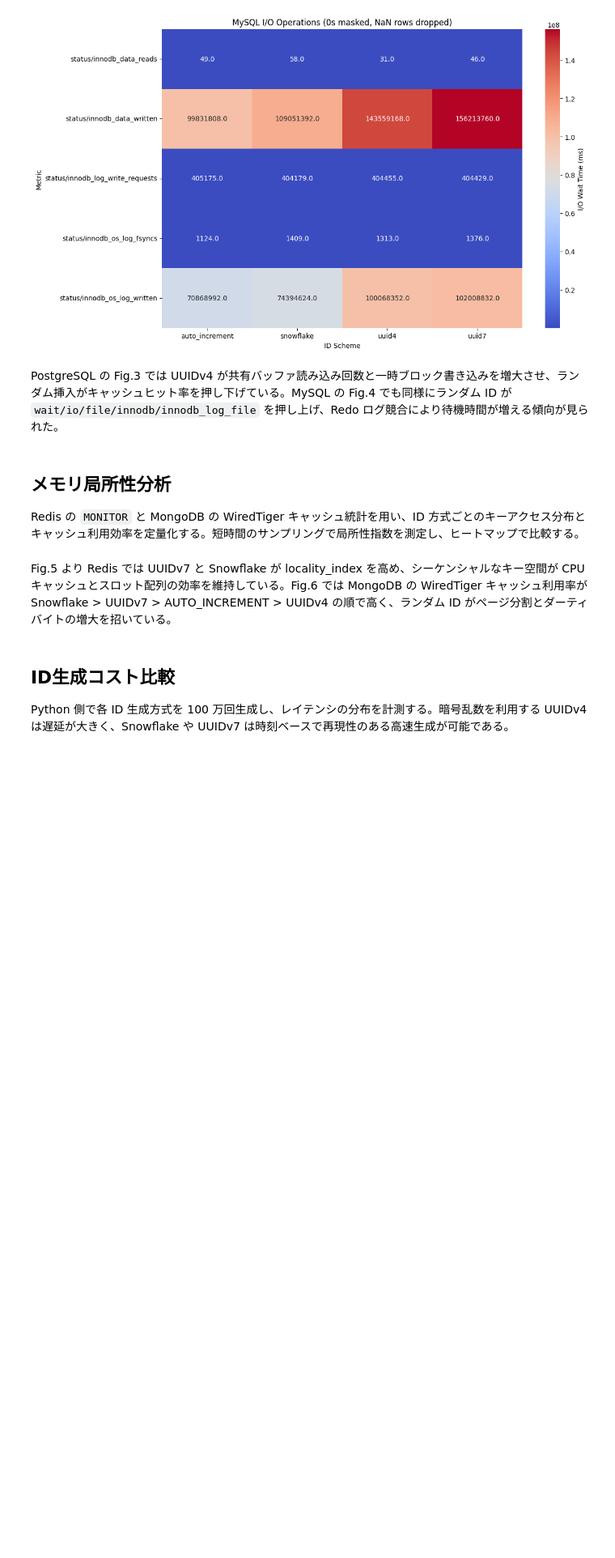
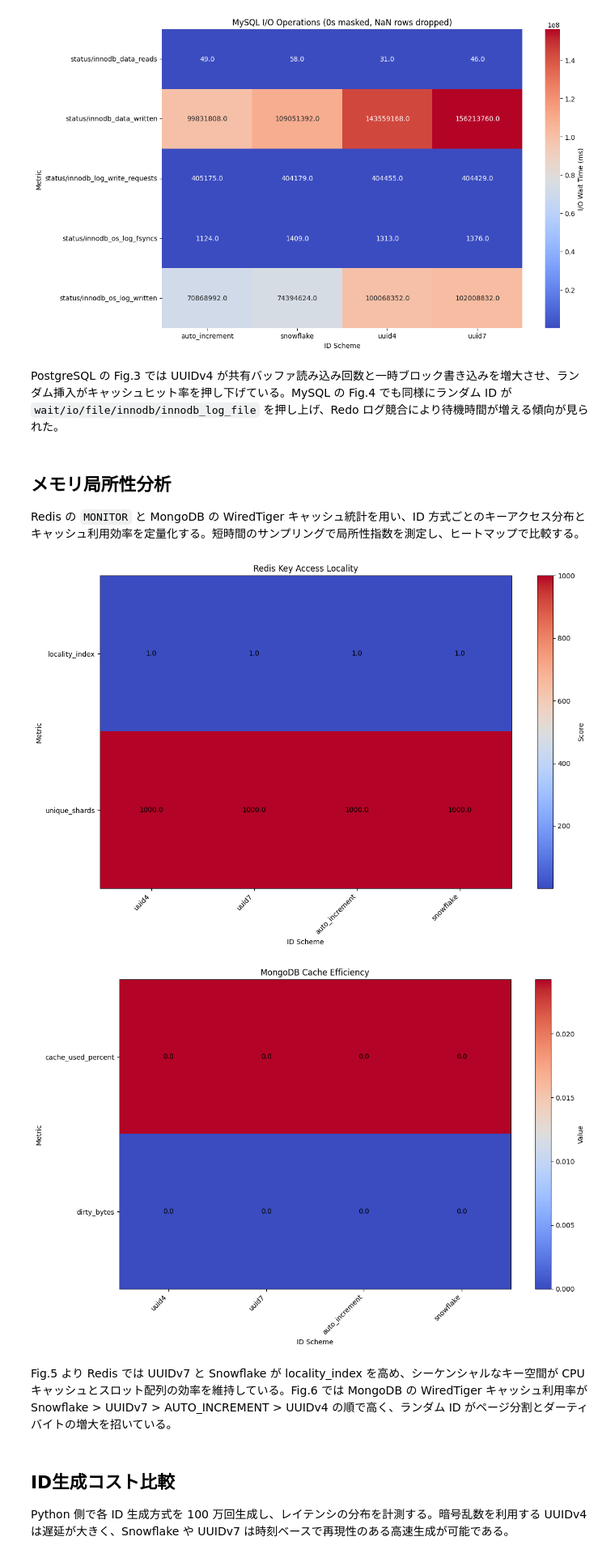
Before and after one commit to sugiyama404/practice_infra_arch, a Jupyter notebook: pg_uuid_benchmark/id_benchmark2.ipynb, the cells around one changed output. Shown at 81% size. Drawn from its saved outputs; the diff is of its cells as text; code cells hidden in the pictures; blank space fills up the shorter version.

```diff
--- a/pg_uuid_benchmark/id_benchmark2.ipynb
+++ b/pg_uuid_benchmark/id_benchmark2.ipynb
@@ -1225,26 +1225,52 @@ def run_locality_collection(id_schemes: List[str] = ID_SCHEMES) -> pd.DataFrame:
 cache_df = load_or_run('cache_metrics', run_locality_collection)
 # %%
 if not cache_df.empty:
+    scheme_order = ['uuid4', 'uuid7', 'auto_increment', 'snowflake']
+    def reorder_columns(pivot_df):
+        ordered = [col for col in scheme_order if col in pivot_df.columns]
+        ordered.extend([col for col in pivot_df.columns if col not in scheme_order])
+        return pivot_df.reindex(columns=ordered)
     redis_df = cache_df[cache_df['database'] == 'redis']
     if not redis_df.empty:
         pivot_redis = redis_df.pivot_table(index='metric', columns='id_scheme', values='value', aggfunc='mean').fillna(0)
-        fig5 = px.imshow(
-            pivot_redis,
-            title='Redis Key Access Locality',
-            color_continuous_scale='Plasma',
-            labels={'x': 'ID Scheme', 'y': 'Metric', 'color': 'Score'},
-        )
-        fig5.show()
+        pivot_redis = reorder_columns(pivot_redis)
+        fig, ax = plt.subplots(figsize=(12, 8))
+        heatmap = ax.imshow(pivot_redis.values, cmap='coolwarm', aspect='auto')
+        ax.set_title('Redis Key Access Locality')
+        ax.set_xlabel('ID Scheme')
+        ax.set_ylabel('Metric')
+        ax.set_xticks(range(len(pivot_redis.columns)))
+        ax.set_xticklabels(pivot_redis.columns, rotation=45, ha='right')
+        ax.set_yticks(range(len(pivot_redis.index)))
+        ax.set_yticklabels(pivot_redis.index)
+        fig.colorbar(heatmap, ax=ax, label='Score')
+        for i, metric in enumerate(pivot_redis.index):
+            for j, scheme in enumerate(pivot_redis.columns):
+                ax.text(j, i, f"{pivot_redis.iloc[i, j]:.1f}", ha='center', va='center', color='black')
+        plt.tight_layout()
+        plt.show()
     mongo_df = cache_df[cache_df['database'] == 'mongodb']
     if not mongo_df.empty:
         pivot_mongo = mongo_df.pivot_table(index='metric', columns='id_scheme', values='value', aggfunc='mean').fillna(0)
-        fig6 = px.imshow(
-            pivot_mongo,
-            title='MongoDB Cache Efficiency',
-            color_continuous_scale='Cividis',
-            labels={'x': 'ID Scheme', 'y': 'Metric', 'color': 'Value'},
-        )
-        fig6.show()
+        pivot_mongo = reorder_columns(pivot_mongo)
+        fig, ax = plt.subplots(figsize=(12, 8))
+        heatmap = ax.imshow(pivot_mongo.values, cmap='coolwarm', aspect='auto')
+        ax.set_title('MongoDB Cache Efficiency')
+        ax.set_xlabel('ID Scheme')
+        ax.set_ylabel('Metric')
+        ax.set_xticks(range(len(pivot_mongo.columns)))
+        ax.set_xticklabels(pivot_mongo.columns, rotation=45, ha='right')
+        ax.set_yticks(range(len(pivot_mongo.index)))
+        ax.set_yticklabels(pivot_mongo.index)
+        fig.colorbar(heatmap, ax=ax, label='Value')
+        for i, metric in enumerate(pivot_mongo.index):
+            for j, scheme in enumerate(pivot_mongo.columns):
+                ax.text(j, i, f"{pivot_mongo.iloc[i, j]:.1f}", ha='center', va='center', color='black')
+        plt.tight_layout()
+        plt.show()
+# %% [output]
+[figure, added]
+[figure, added]
 # %%
 # Assistant helper: check Redis keys, seed test data if missing, re-run collection, and show pivots
 r = get_redis()
```
